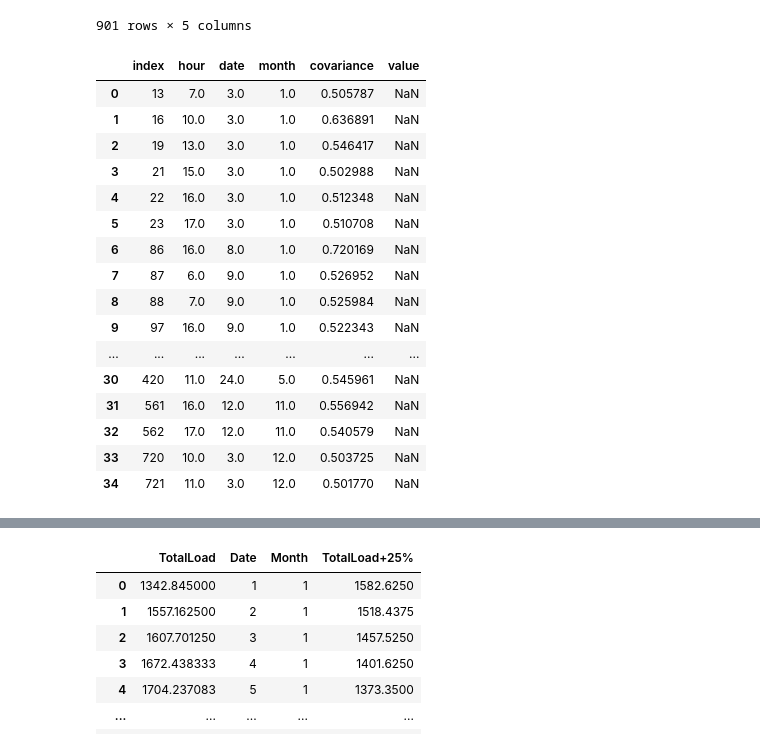
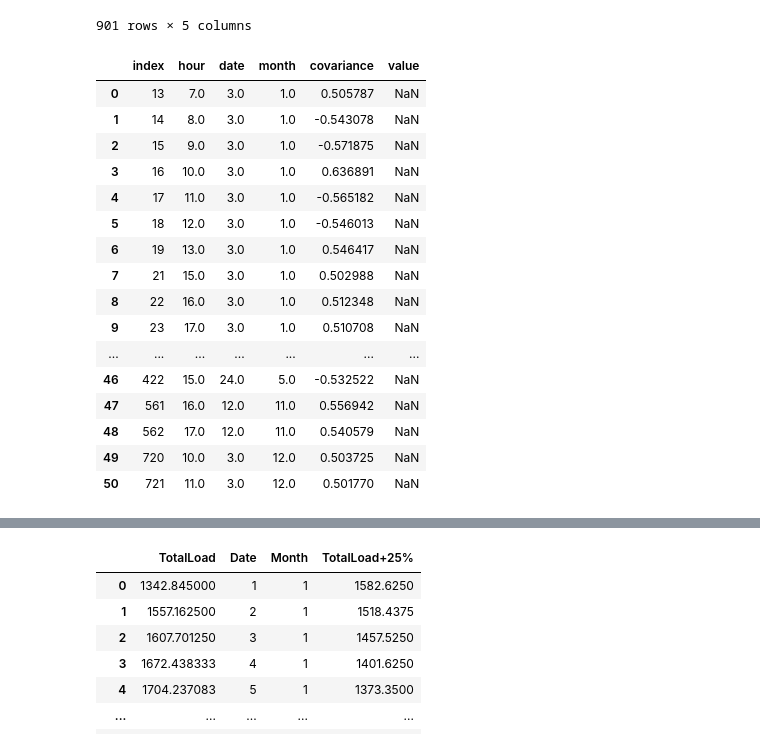
Before and after one commit to deevyansh/Power-Consumption-Pattern, a Jupyter notebook: NO/NO_peakhours (3).ipynb, the cells around one changed output, grey strips where cells are left out. Drawn from its saved outputs; the diff is of its cells as text; code cells hidden in the pictures.

```diff
--- a/NO/NO_peakhours (3).ipynb
+++ b/NO/NO_peakhours (3).ipynb
@@ -120,3 +122,25 @@ high_correlation_hours
+# %%
+## scenerio 1 it is only positive (0.5-1)
+## scenerio 2 it is positive (0.5-1) +negative (-0.7-(-1))
+## scenerio 3 it is positive (0.5 -1) + negative(-0.5-(-1))
+# def check(n):
+#     if(n>0.5):
+#         return True
+#     return False
+# def check(n):
+#     if(n>0.5):
+#         return True
+#     if(n<(-0.7)):
+#         return True
+#     else:
+#         return False
+def check(n):
+    if(n>0.5):
+        return True
+    if(n<(-0.5)):
+        return True
+    else:
+        return False
 # %%
 #1.For 365 days(most recent year), For DK1,DK2 get daily averages(total/24) - 12 graphs (for every month)
 #2.x = 25 percent of daily average for that day. for that 24 hours check if it greater than x.
@@ -210,28 +234,30 @@ PEAK_HOURS
 | 900 | 17 | 30 | 12 | 0.262562 | NaN |
 901 rows × 5 columns
 # %%
+## check is called here
+
 PEAK_HOURS_GOOD_COVARIANCE1=pd.DataFrame()
 for i in range (0,901):
-  if(PEAK_HOURS['covariance'].iloc[i]>0.5):
+  if(check(PEAK_HOURS['covariance'].iloc[i])):
     PEAK_HOURS_GOOD_COVARIANCE1=pd.concat([PEAK_HOURS_GOOD_COVARIANCE1,PEAK_HOURS.iloc[i]],axis=1)
 PEAK_HOURS_GOOD_COVARIANCE1=PEAK_HOURS_GOOD_COVARIANCE1.transpose()
 PEAK_HOURS_GOOD_COVARIANCE1=PEAK_HOURS_GOOD_COVARIANCE1.reset_index()
 PEAK_HOURS_GOOD_COVARIANCE1
 # %% [output]
 |  | index | hour | date | month | covariance | value |
 | 0 | 13 | 7.0 | 3.0 | 1.0 | 0.505787 | NaN |
-| 1 | 16 | 10.0 | 3.0 | 1.0 | 0.636891 | NaN |
-| 2 | 19 | 13.0 | 3.0 | 1.0 | 0.546417 | NaN |
-| 3 | 21 | 15.0 | 3.0 | 1.0 | 0.502988 | NaN |
-| 4 | 22 | 16.0 | 3.0 | 1.0 | 0.512348 | NaN |
-| 5 | 23 | 17.0 | 3.0 | 1.0 | 0.510708 | NaN |
-| 6 | 86 | 16.0 | 8.0 | 1.0 | 0.720169 | NaN |
-| 7 | 87 | 6.0 | 9.0 | 1.0 | 0.526952 | NaN |
-| 8 | 88 | 7.0 | 9.0 | 1.0 | 0.525984 | NaN |
-| 9 | 97 | 16.0 | 9.0 | 1.0 | 0.522343 | NaN |
+| 1 | 14 | 8.0 | 3.0 | 1.0 | -0.543078 | NaN |
+| 2 | 15 | 9.0 | 3.0 | 1.0 | -0.571875 | NaN |
+| 3 | 16 | 10.0 | 3.0 | 1.0 | 0.636891 | NaN |
+| 4 | 17 | 11.0 | 3.0 | 1.0 | -0.565182 | NaN |
+| 5 | 18 | 12.0 | 3.0 | 1.0 | -0.546013 | NaN |
+| 6 | 19 | 13.0 | 3.0 | 1.0 | 0.546417 | NaN |
+| 7 | 21 | 15.0 | 3.0 | 1.0 | 0.502988 | NaN |
+| 8 | 22 | 16.0 | 3.0 | 1.0 | 0.512348 | NaN |
+| 9 | 23 | 17.0 | 3.0 | 1.0 | 0.510708 | NaN |
 | ... | ... | ... | ... | ... | ... | ... |
-| 30 | 420 | 11.0 | 24.0 | 5.0 | 0.545961 | NaN |
-| 31 | 561 | 16.0 | 12.0 | 11.0 | 0.556942 | NaN |
-| 32 | 562 | 17.0 | 12.0 | 11.0 | 0.540579 | NaN |
-| 33 | 720 | 10.0 | 3.0 | 12.0 | 0.503725 | NaN |
-| 34 | 721 | 11.0 | 3.0 | 12.0 | 0.501770 | NaN |
+| 46 | 422 | 15.0 | 24.0 | 5.0 | -0.532522 | NaN |
+| 47 | 561 | 16.0 | 12.0 | 11.0 | 0.556942 | NaN |
+| 48 | 562 | 17.0 | 12.0 | 11.0 | 0.540579 | NaN |
+| 49 | 720 | 10.0 | 3.0 | 12.0 | 0.503725 | NaN |
+| 50 | 721 | 11.0 | 3.0 | 12.0 | 0.501770 | NaN |
```
Also changed, not shown: parts of 9 cells of this notebook, 6 other files.
